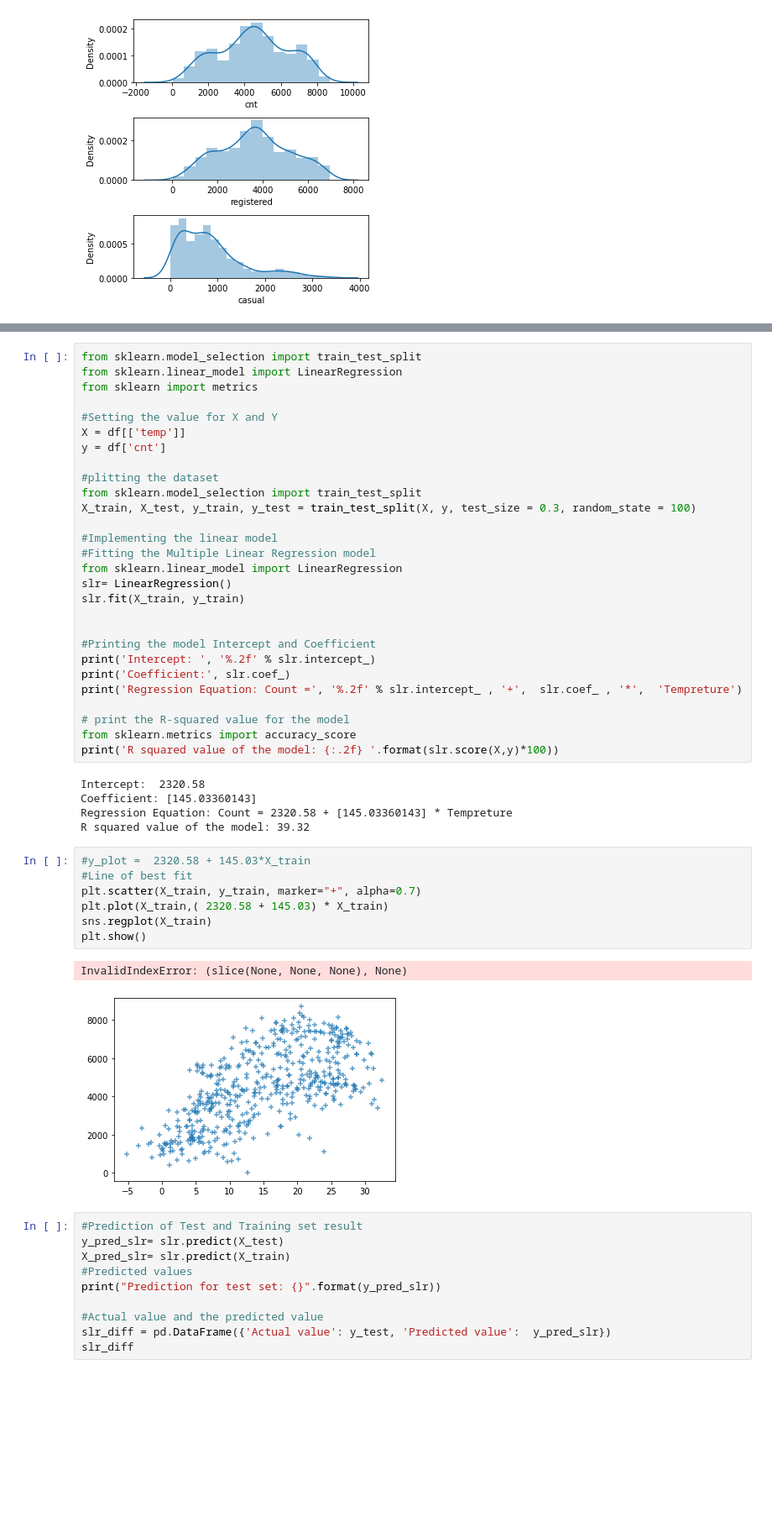
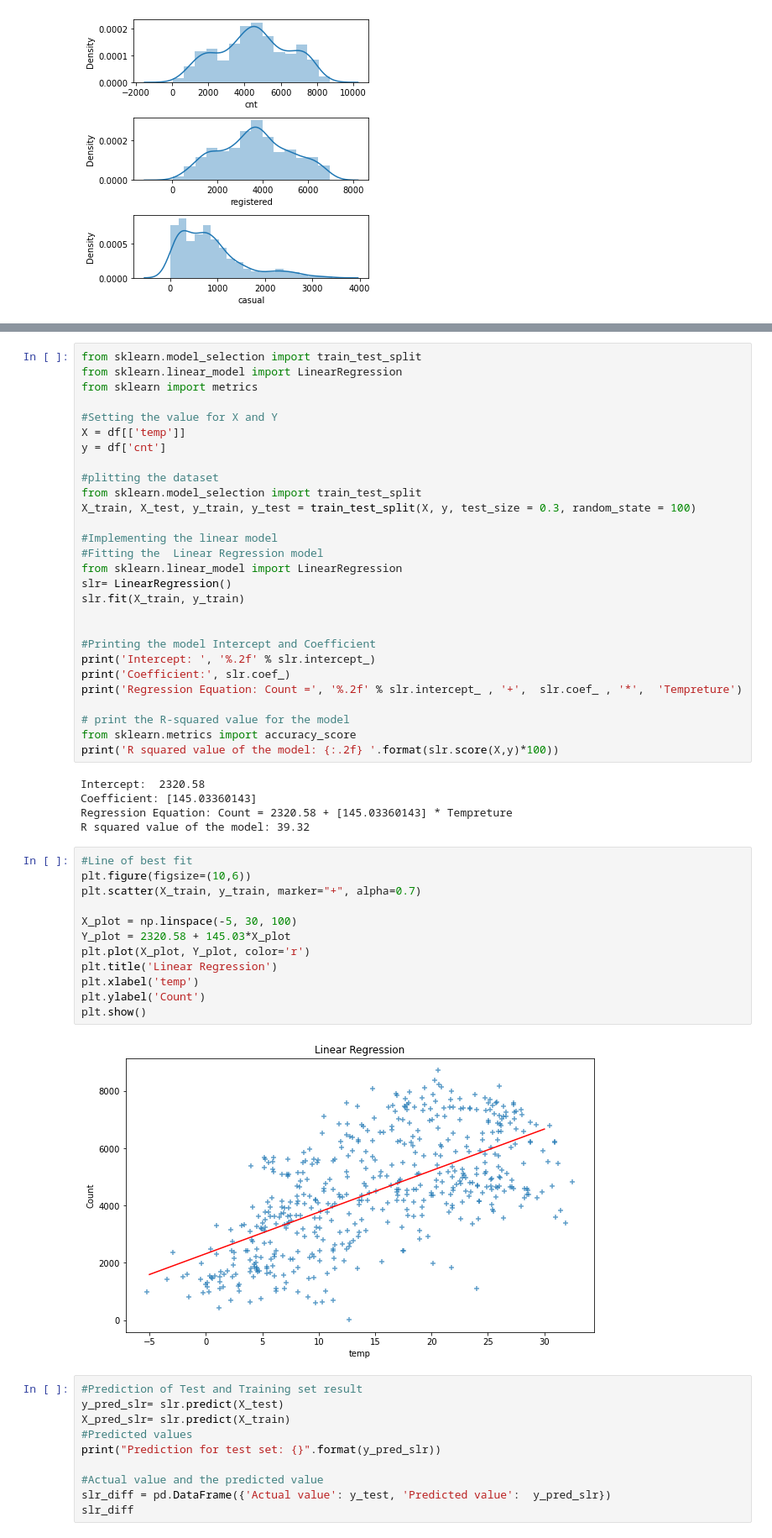
Before and after one commit to MuayadX/2nd-Project-, a Jupyter notebook: 3rd Project/ML /ML_Bikeshare_day.ipynb, the cells around one changed output, grey strips where cells are left out. Shown at 84% size. Saved outputs shown, nothing was run; the diff lists cells and outputs as text; blank space fills up the shorter version.

```diff
--- a/3rd Project/ML /ML_Bikeshare_day.ipynb
+++ b/3rd Project/ML /ML_Bikeshare_day.ipynb
@@ -385,7 +409,7 @@ from sklearn.model_selection import train_test_split
 X_train, X_test, y_train, y_test = train_test_split(X, y, test_size = 0.3, random_state = 100)
 
 #Implementing the linear model
-#Fitting the Multiple Linear Regression model
+#Fitting the  Linear Regression model
 from sklearn.linear_model import LinearRegression
 slr= LinearRegression()
 slr.fit(X_train, y_train)
@@ -405,15 +429,19 @@ Coefficient: [145.03360143]
 Regression Equation: Count = 2320.58 + [145.03360143] * Tempreture
 R squared value of the model: 39.32
 # %%
-#y_plot =  2320.58 + 145.03*X_train
 #Line of best fit
+plt.figure(figsize=(10,6))
 plt.scatter(X_train, y_train, marker="+", alpha=0.7)
-plt.plot(X_train,( 2320.58 + 145.03) * X_train)
-sns.regplot(X_train)
+
+X_plot = np.linspace(-5, 30, 100)
+Y_plot = 2320.58 + 145.03*X_plot
+plt.plot(X_plot, Y_plot, color='r')
+plt.title('Linear Regression')
+plt.xlabel('temp')
+plt.ylabel('Count')
 plt.show()
 # %% [output]
-InvalidIndexError: (slice(None, None, None), None)
-[figure, old version]
+[figure, new version]
 # %%
 #Prediction of Test and Training set result
 y_pred_slr= slr.predict(X_test)
```
Also changed, not shown: parts of 46 cells of this notebook, 2 other files.
